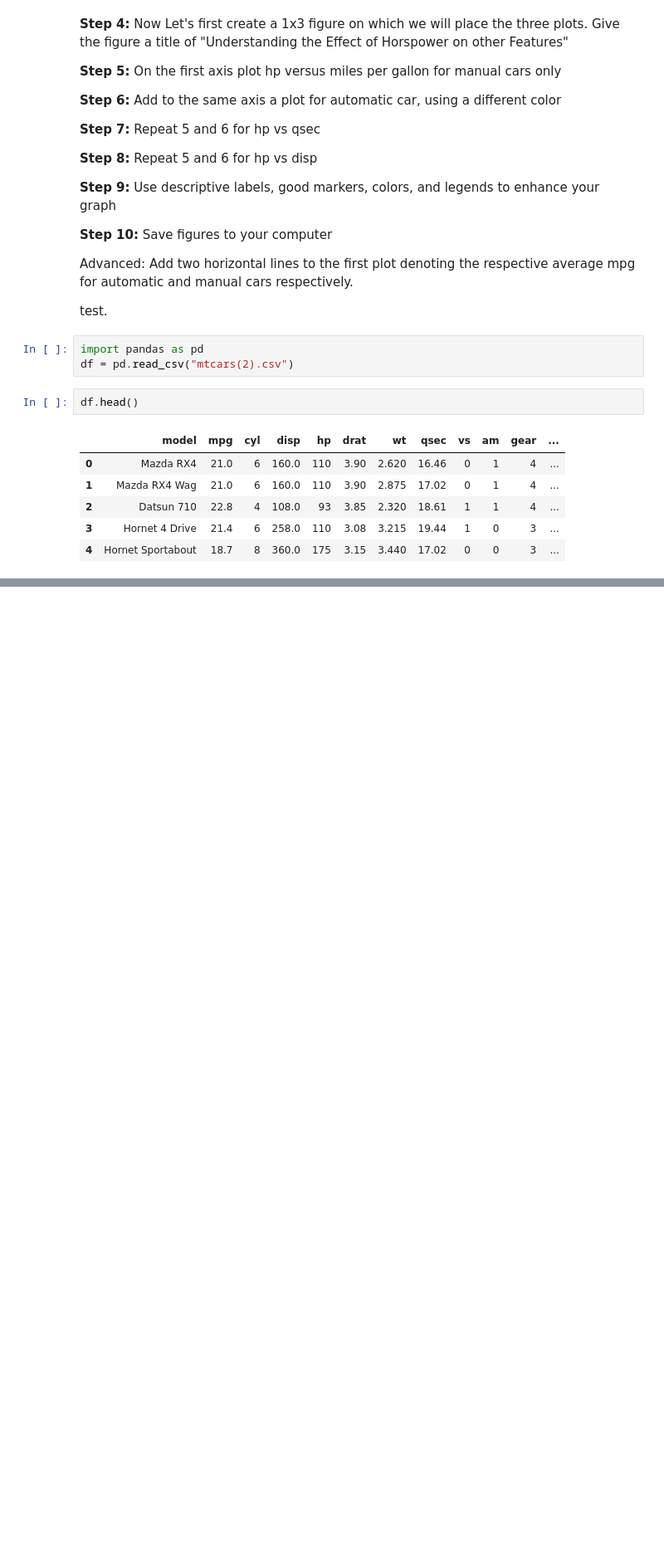
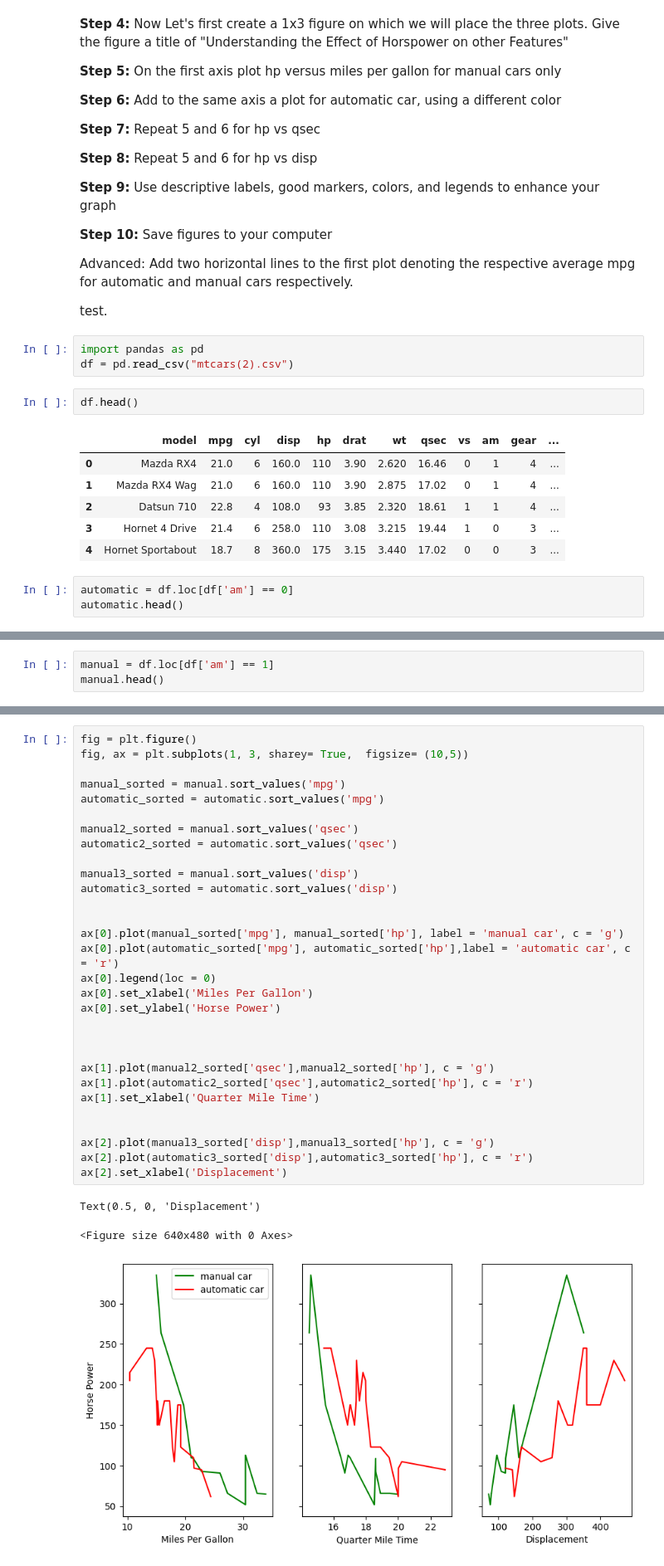
Before and after one commit to ayofalode/tutorial8, a Jupyter notebook: Tutorial8.ipynb, the cells around one changed output, grey strips where cells are left out. Shown at 83% size. Cells and saved outputs as stored; diff of their text form; blank space fills up the shorter version.

```diff
--- a/Tutorial8.ipynb
+++ b/Tutorial8.ipynb
@@ -42,3 +42,6 @@ df.head()
 | 2 | Datsun 710 | 22.8 | 4 | 108.0 | 93 | 3.85 | 2.320 | 18.61 | 1 | 1 | 4 | ... |
 | 3 | Hornet 4 Drive | 21.4 | 6 | 258.0 | 110 | 3.08 | 3.215 | 19.44 | 1 | 0 | 3 | ... |
 | 4 | Hornet Sportabout | 18.7 | 8 | 360.0 | 175 | 3.15 | 3.440 | 17.02 | 0 | 0 | 3 | ... |
+# %%
+automatic = df.loc[df['am'] == 0]
+automatic.head()
@@ -44,0 +55,3 @@ df.head()
+# %%
+manual = df.loc[df['am'] == 1]
+manual.head()
@@ -44,0 +68,34 @@ df.head()
+# %%
+fig = plt.figure()
+fig, ax = plt.subplots(1, 3, sharey= True,  figsize= (10,5))
+
+manual_sorted = manual.sort_values('mpg')
+automatic_sorted = automatic.sort_values('mpg')
+
+manual2_sorted = manual.sort_values('qsec')
+automatic2_sorted = automatic.sort_values('qsec')
+
+manual3_sorted = manual.sort_values('disp')
+automatic3_sorted = automatic.sort_values('disp')
+
+
+ax[0].plot(manual_sorted['mpg'], manual_sorted['hp'], label = 'manual car', c = 'g')
+ax[0].plot(automatic_sorted['mpg'], automatic_sorted['hp'],label = 'automatic car', c = 'r')
+ax[0].legend(loc = 0)
+ax[0].set_xlabel('Miles Per Gallon')
+ax[0].set_ylabel('Horse Power')
+
+
+
+ax[1].plot(manual2_sorted['qsec'],manual2_sorted['hp'], c = 'g')
+ax[1].plot(automatic2_sorted['qsec'],automatic2_sorted['hp'], c = 'r')
+ax[1].set_xlabel('Quarter Mile Time')
+
+
+ax[2].plot(manual3_sorted['disp'],manual3_sorted['hp'], c = 'g')
+ax[2].plot(automatic3_sorted['disp'],automatic3_sorted['hp'], c = 'r')
+ax[2].set_xlabel('Displacement')
+# %% [output]
+Text(0.5, 0, 'Displacement')
+<Figure size 640x480 with 0 Axes>
+[figure, added]
```
Also changed, not shown: parts of 3 cells of this notebook.
